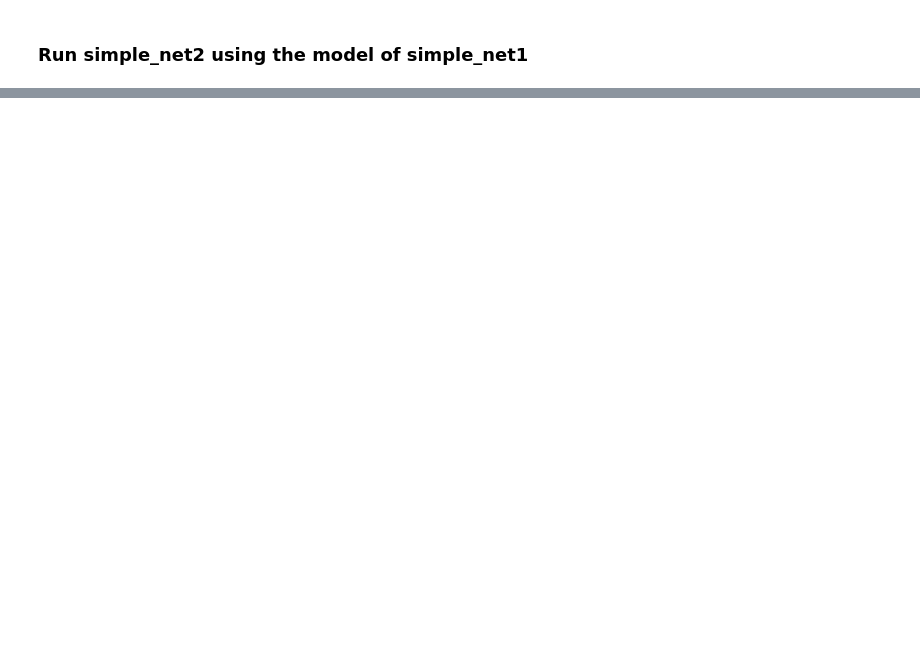
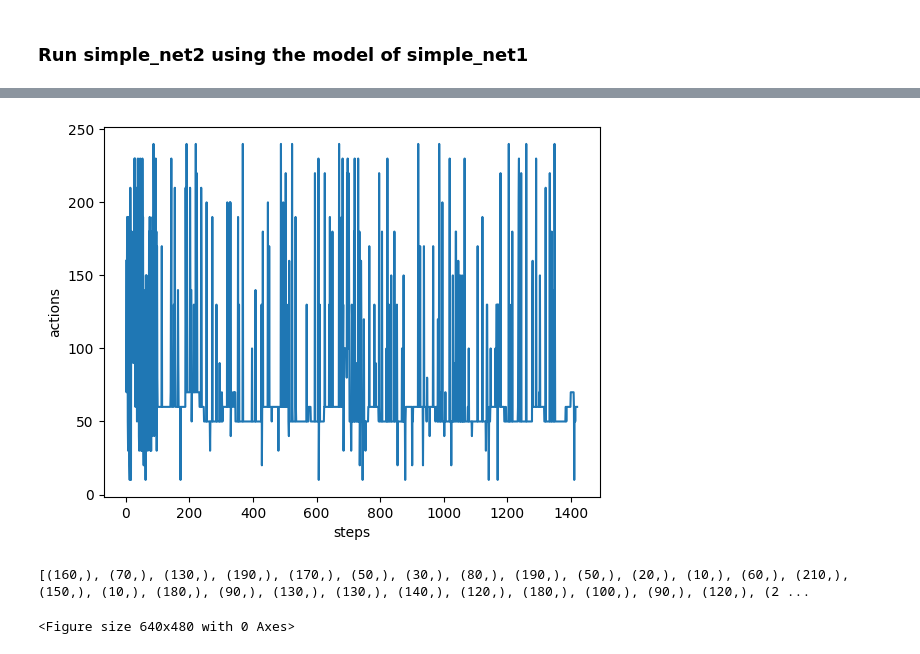
Before and after one commit to hoseinlook/WDN, a Jupyter notebook: project.ipynb, the cells around one changed output, grey strips where cells are left out. Cells and saved outputs as stored; diff of their text form; code cells hidden in the pictures; blank space fills up the shorter version.

```diff
--- a/project.ipynb
+++ b/project.ipynb
@@ -239,3 +119,10 @@ MAX REWARD: 3144.4396854258857  last_reward: 3037.1504960266416
+# %%
+dqn_water.plot_chosen_action(True)
+print([dqn_water.env.actions_index[x] for i , x in dqn_water.step_action_history_all])
+# %% [output]
+[figure, added]
+[(160,), (70,), (130,), (190,), (170,), (50,), (30,), (80,), (190,), (50,), (20,), (10,), (60,), (210,), (150,), (10,), (180,), (90,), (130,), (130,), (140,), (120,), (180,), (100,), (90,), (120,), (2 ...
+<Figure size 640x480 with 0 Axes>
 # %%
 network_name="simple_net3"
 action_zone =DEFAULT_ACTION_ZONE
```
Also changed, not shown: parts of 13 cells of this notebook.
